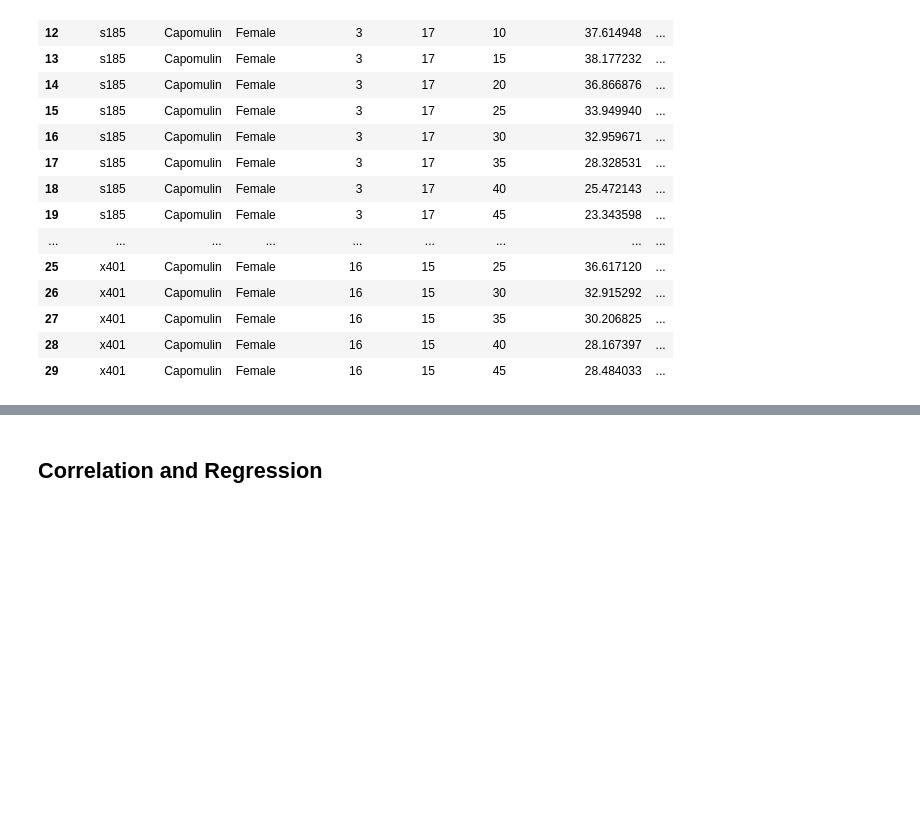
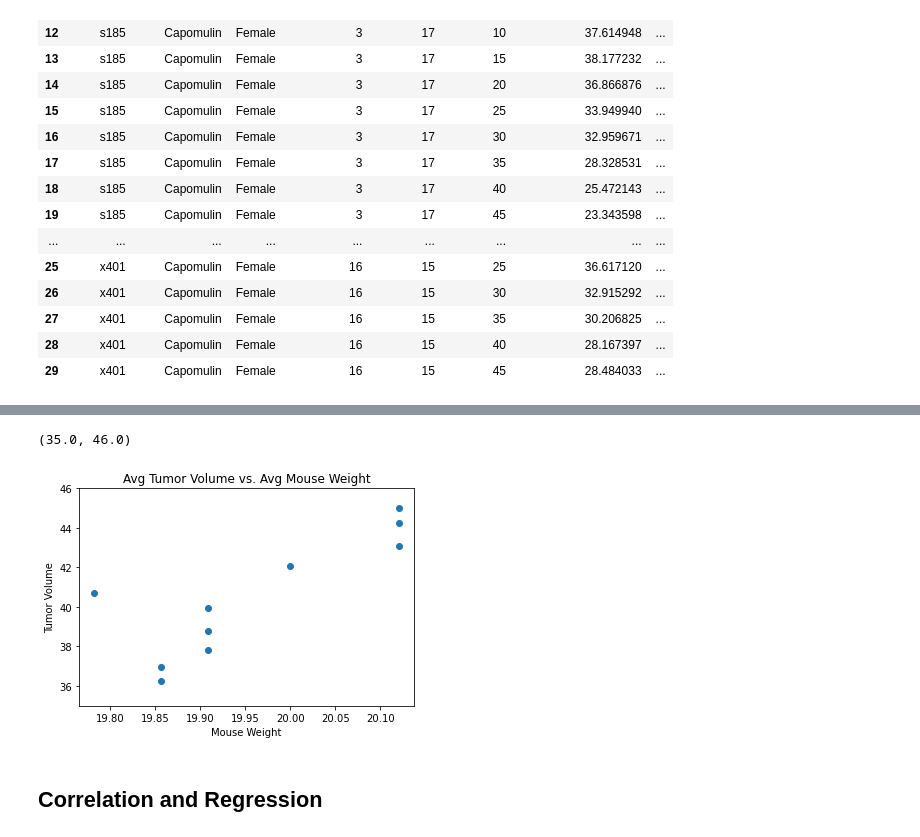
Before and after one commit to fasahathsyeda/Matplotlib-challenge, a Jupyter notebook: Pymaceuticals/pymaceuticals_starter.ipynb, the cells around one changed output, grey strips where cells are left out. Cells and saved outputs as stored; diff of their text form; code cells hidden in the pictures; blank space fills up the shorter version.

```diff
--- a/Pymaceuticals/pymaceuticals_starter.ipynb
+++ b/Pymaceuticals/pymaceuticals_starter.ipynb
@@ -349,2 +349,18 @@ s185_mouse
+# %%
+# Generate a scatter plot of mouse weight versus average tumor volume for the Capomulin regimen
+
+capomulin_avg_tumor_wgt = combine_data_clean.loc[combine_data_clean['Drug Regimen'] == 'Capomulin'].groupby(combine_data_clean['Timepoint']).agg({'Tumor Volume (mm3)':['mean'], 'Weight (g)':['mean']})
+capomulin_avg_tumor_wgt.columns = ['Average Tumor Volume {mm3}', 'Average Mouse Weight (g)']
+capomulin_avg_tumor_wgt.columns
+weight=capomulin_avg_tumor_wgt['Average Mouse Weight (g)']
+volume=capomulin_avg_tumor_wgt['Average Tumor Volume {mm3}']
+plt.scatter(weight,volume)
+plt.title('Avg Tumor Volume vs. Avg Mouse Weight')
+plt.xlabel('Mouse Weight')
+plt.ylabel('Tumor Volume')
+plt.ylim(35,46)
+# %% [output]
+(35.0, 46.0)
+[figure, added]
 # %% [markdown]
 ## Correlation and Regression
```
Also changed, not shown: parts of 5 cells of this notebook, 1 other file.
